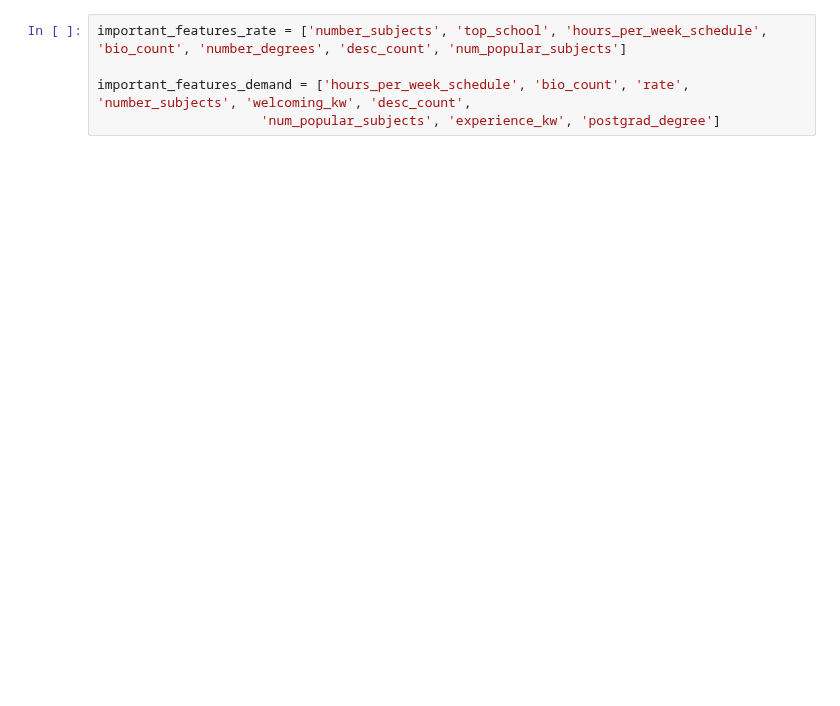
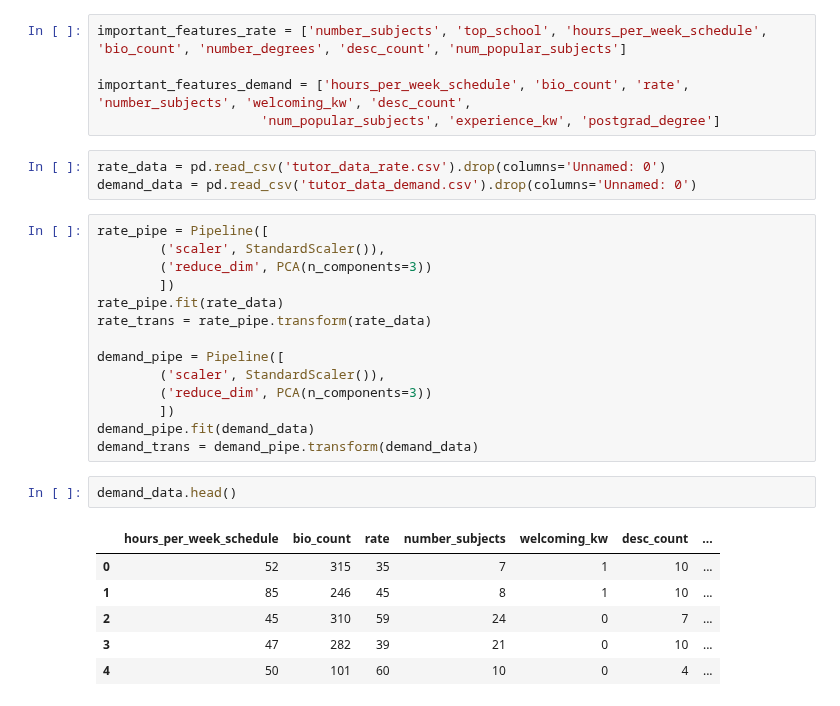
Before and after one commit to vijayoct27/tutor_prediction, a Jupyter notebook: tutor_prediction.ipynb, the cells around one changed output. Cells and saved outputs as stored; diff of their text form; blank space fills up the shorter version.

Commit message:
adding pipeline

```diff
--- a/tutor_prediction.ipynb
+++ b/tutor_prediction.ipynb
@@ -312,3 +316,29 @@ important_features_rate = ['number_subjects', 'top_school', 'hours_per_week_sche
 
 important_features_demand = ['hours_per_week_schedule', 'bio_count', 'rate', 'number_subjects', 'welcoming_kw', 'desc_count',
                      'num_popular_subjects', 'experience_kw', 'postgrad_degree']
+# %%
+rate_data = pd.read_csv('tutor_data_rate.csv').drop(columns='Unnamed: 0')
+demand_data = pd.read_csv('tutor_data_demand.csv').drop(columns='Unnamed: 0')
+# %%
+rate_pipe = Pipeline([
+        ('scaler', StandardScaler()),
+        ('reduce_dim', PCA(n_components=3))
+        ])
+rate_pipe.fit(rate_data)
+rate_trans = rate_pipe.transform(rate_data)
+
+demand_pipe = Pipeline([
+        ('scaler', StandardScaler()),
+        ('reduce_dim', PCA(n_components=3))
+        ])
+demand_pipe.fit(demand_data)
+demand_trans = demand_pipe.transform(demand_data)
+# %%
+demand_data.head()
+# %% [output]
+|  | hours_per_week_schedule | bio_count | rate | number_subjects | welcoming_kw | desc_count | ... |
+| 0 | 52 | 315 | 35 | 7 | 1 | 10 | ... |
+| 1 | 85 | 246 | 45 | 8 | 1 | 10 | ... |
+| 2 | 45 | 310 | 59 | 24 | 0 | 7 | ... |
+| 3 | 47 | 282 | 39 | 21 | 0 | 10 | ... |
+| 4 | 50 | 101 | 60 | 10 | 0 | 4 | ... |
```
Also changed, not shown: parts of 6 cells of this notebook, 5 other files.
